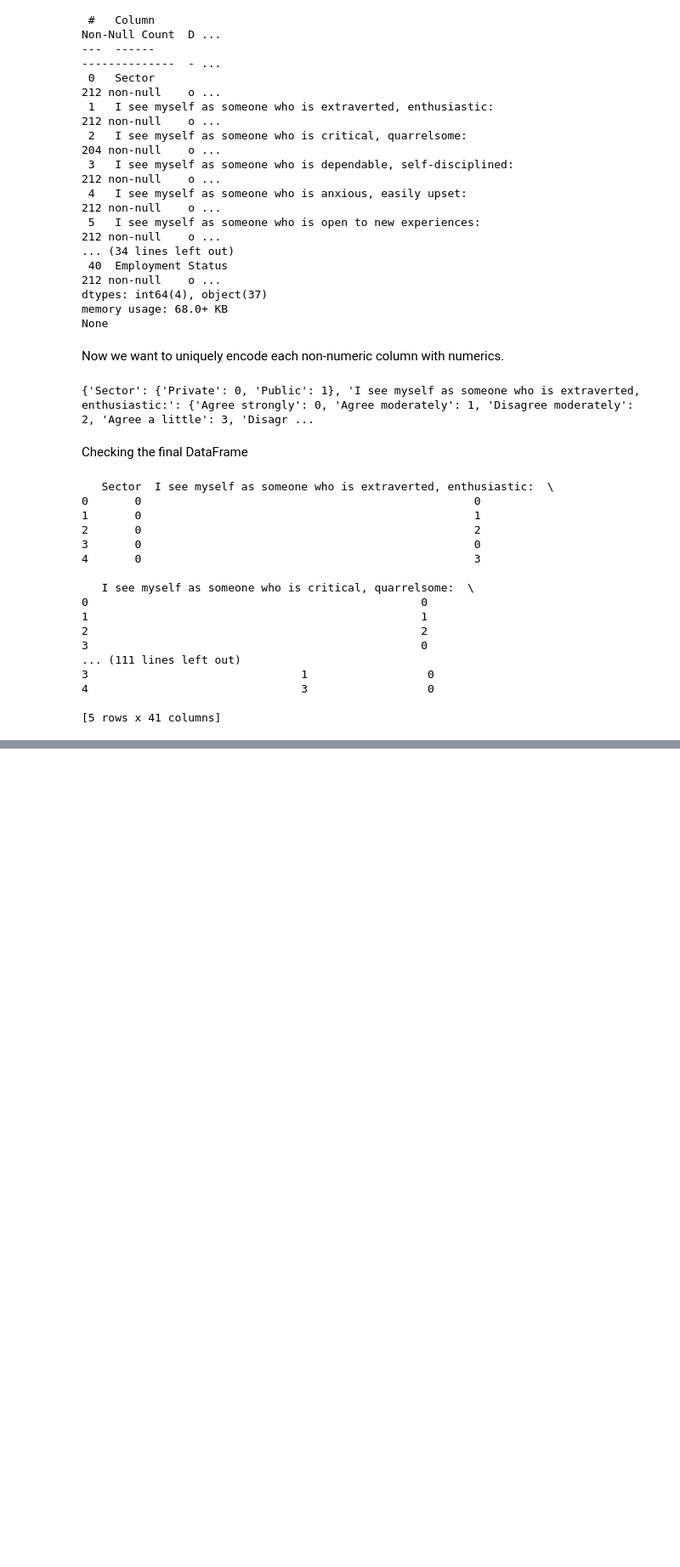
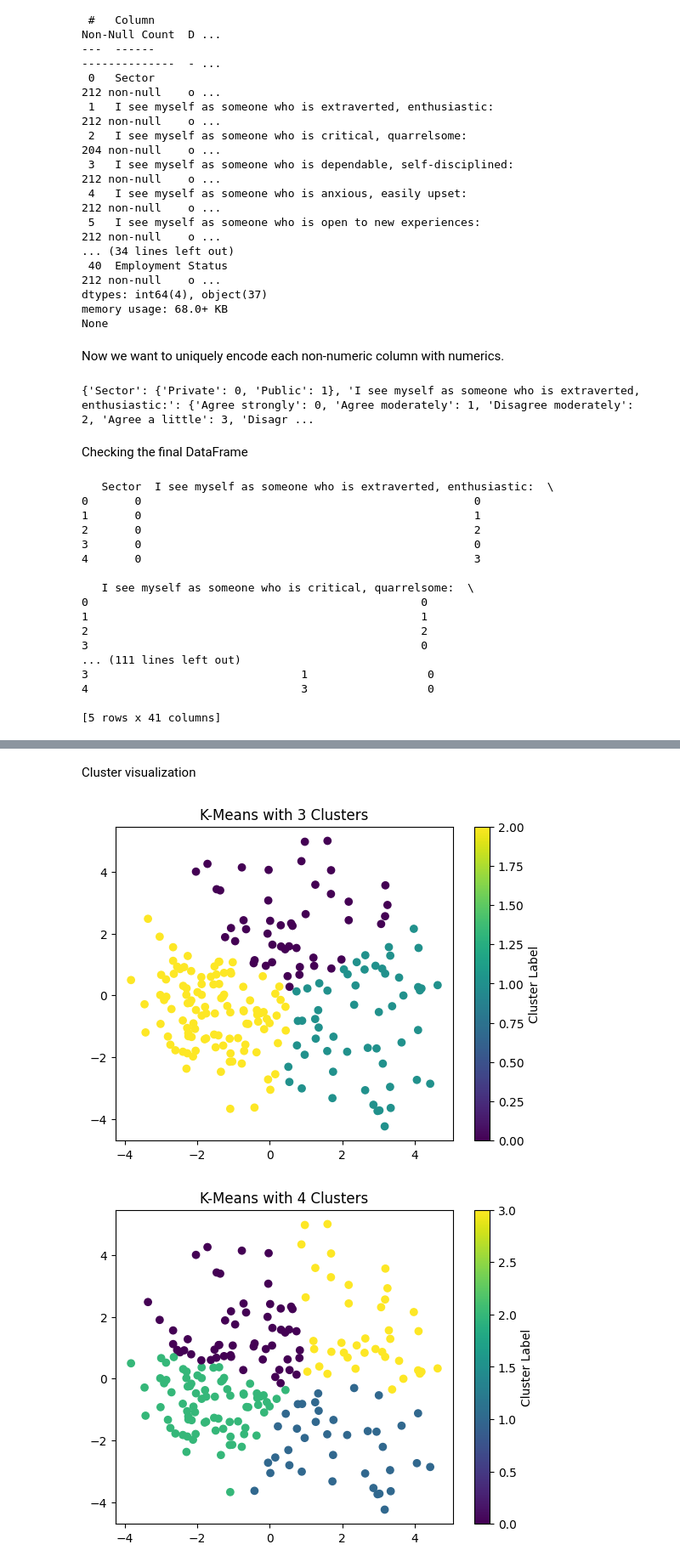
Before and after one commit to KarimHabbal1/ML_Hackathon, a Jupyter notebook: Hackathon.ipynb, the cells around one changed output, grey strips where cells are left out. Shown at 85% size. Saved outputs shown, nothing was run; the diff lists cells and outputs as text; code cells hidden in the pictures; blank space fills up the shorter version.

```diff
--- a/Hackathon.ipynb
+++ b/Hackathon.ipynb
@@ -164,0 +210,17 @@ print(df.head())
+# %% [markdown]
+Cluster visualization
+# %%
+#Visualization for 3 clusters
+plt.scatter(data_pca[:, 0], data_pca[:, 1], c=clusters_3, cmap='viridis')
+plt.title('K-Means with 3 Clusters')
+plt.colorbar(label='Cluster Label')
+plt.show()
+
+#Visualization for 4 clusters
+plt.scatter(data_pca[:, 0], data_pca[:, 1], c=clusters_4, cmap='viridis')
+plt.title('K-Means with 4 Clusters')
+plt.colorbar(label='Cluster Label')
+plt.show()
+# %% [output]
+[figure, added]
+[figure, added]
```
Also changed, not shown: parts of 18 cells of this notebook, 2 other files.
